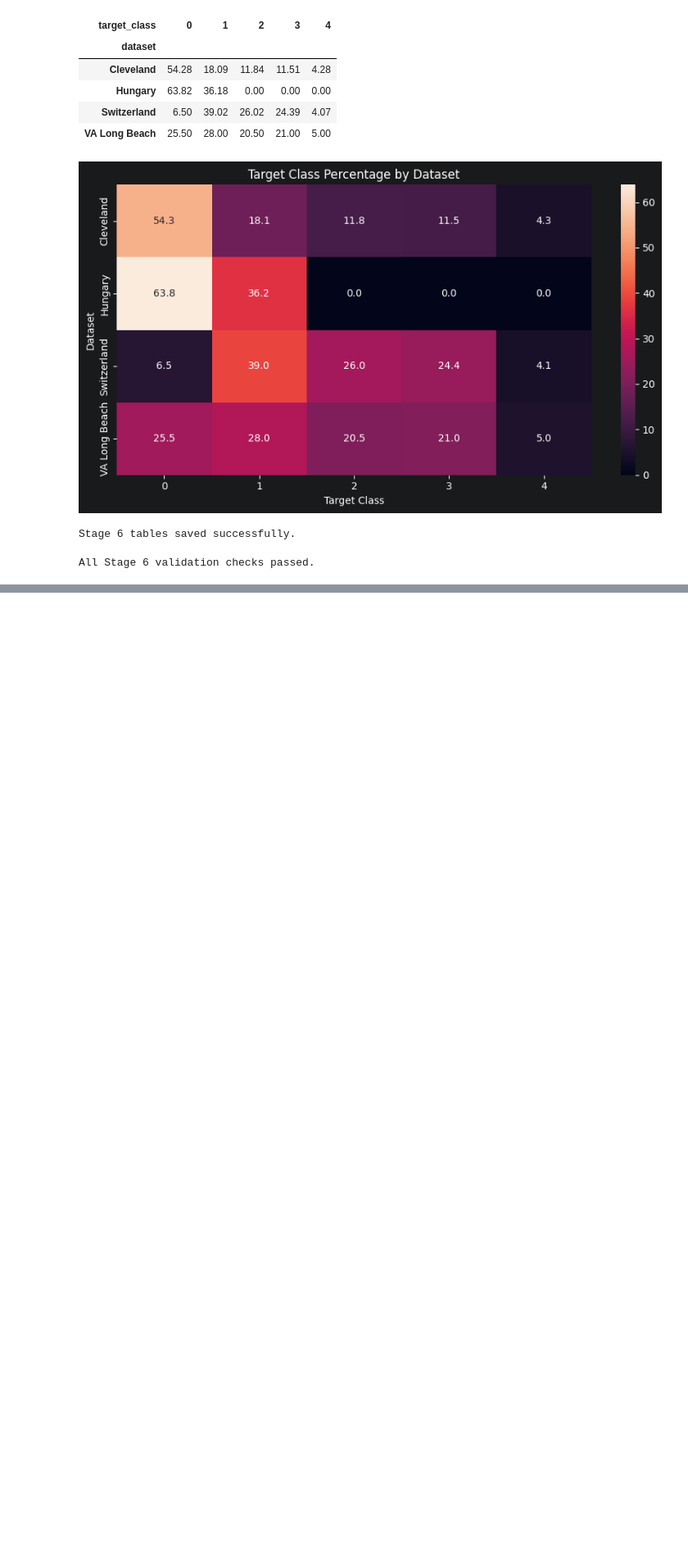
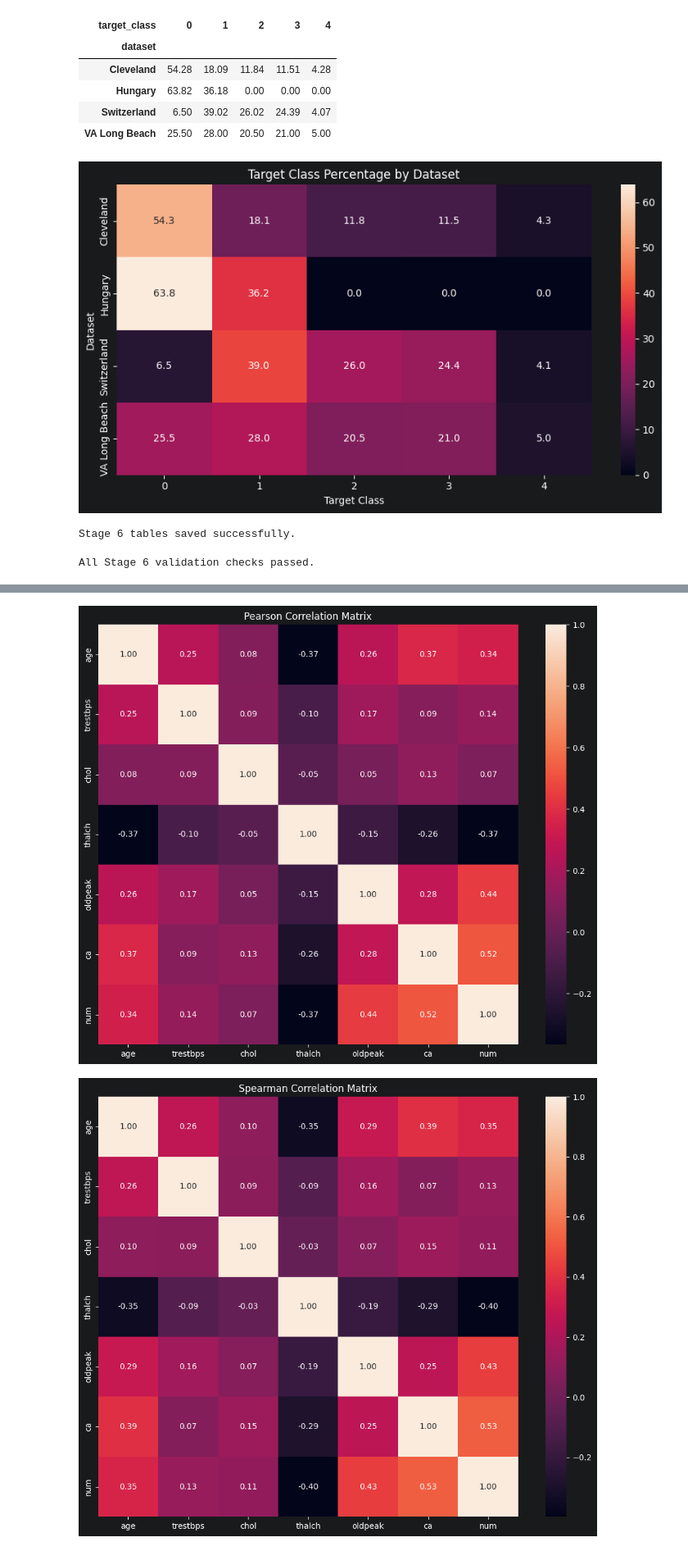
Before and after one commit to AmirhosseinKhadivi/DataMining-Course-Project, a Jupyter notebook: notebooks/02_exploratory_data_analysis.ipynb, the cells around one changed output, grey strips where cells are left out. Shown at 82% size. Cells and saved outputs as stored; diff of their text form; code cells hidden in the pictures; blank space fills up the shorter version.

Commit message:
Stage 07: Add correlation and feature-target relationship analysis

```diff
--- a/notebooks/02_exploratory_data_analysis.ipynb
+++ b/notebooks/02_exploratory_data_analysis.ipynb
@@ -1136,0 +1247,19 @@ All Stage 6 validation checks passed.
+# %%
+pearson_correlation = (
+    df_relationship[CORRELATION_COLUMNS]
+    .corr(method="pearson")
+)
+
+
+spearman_correlation = (
+    df_relationship[CORRELATION_COLUMNS]
+    .corr(method="spearman")
+)
+
+
+print("Pearson correlation:")
+display(pearson_correlation.round(3))
+
+
+print("Spearman correlation:")
+display(spearman_correlation.round(3))
@@ -1136,0 +1285,41 @@ All Stage 6 validation checks passed.
+# %%
+correlation_outputs = [
+    (
+        pearson_correlation,
+        "Pearson Correlation Matrix",
+        "07_pearson_correlation_heatmap.png",
+    ),
+    (
+        spearman_correlation,
+        "Spearman Correlation Matrix",
+        "07_spearman_correlation_heatmap.png",
+    ),
+]
+
+
+for matrix, title, filename in correlation_outputs:
+    plt.figure(figsize=(10, 8))
+
+    sns.heatmap(
+        matrix,
+        annot=True,
+        fmt=".2f",
+        square=True,
+    )
+
+    plt.title(title)
+    plt.tight_layout()
+
+    figure_path = FIGURES_DIR / filename
+
+    plt.savefig(
+        figure_path,
+        dpi=200,
+        bbox_inches="tight",
+    )
+
+    plt.show()
+    plt.close()
+# %% [output]
+[figure, added]
+[figure, added]
```
Also changed, not shown: parts of 13 cells of this notebook, 19 other files.
